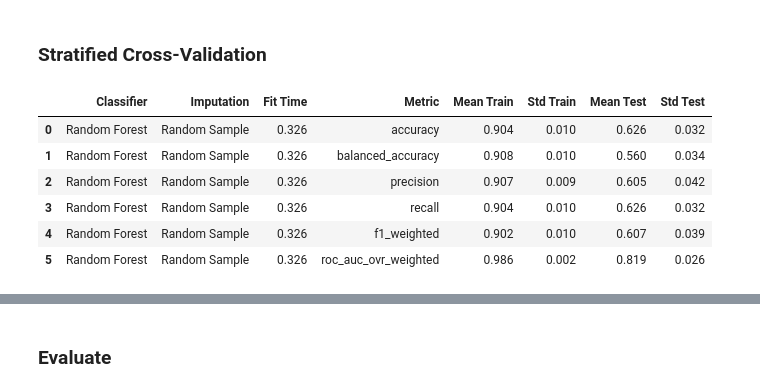
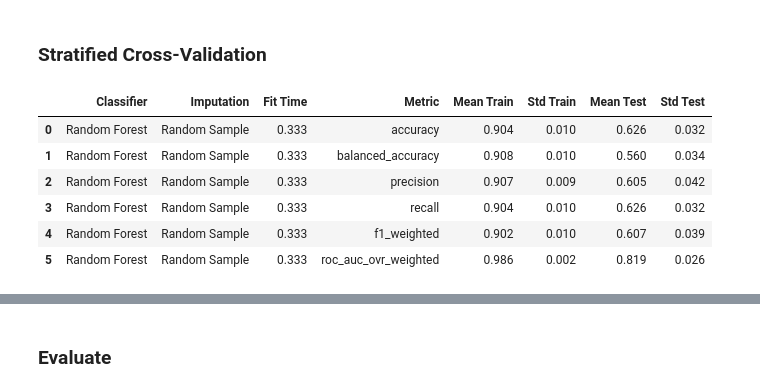
Before and after one commit to InfoAdam1998/Thesis-Project, a Jupyter notebook: notebooks/feature_engineering/data_imputation/univariate_methods/random_sample_base_model_analysis.ipynb, the cells around one changed output, grey strips where cells are left out. Drawn from its saved outputs; the diff is of its cells as text; code cells hidden in the pictures.

```diff
--- a/notebooks/feature_engineering/data_imputation/univariate_methods/random_sample_base_model_analysis.ipynb
+++ b/notebooks/feature_engineering/data_imputation/univariate_methods/random_sample_base_model_analysis.ipynb
@@ -123,11 +123,11 @@ rs_model, rs_metrics = run_random_forest("Random Forest", "Random Sample", X_tra
-# %%
-rs_metrics
-# %% [output]
-|  | Classifier | Imputation | Fit Time | Metric | Mean Train | Std Train | Mean Test | Std Test |
-| 0 | Random Forest | Random Sample | 0.326 | accuracy | 0.904 | 0.010 | 0.626 | 0.032 |
-| 1 | Random Forest | Random Sample | 0.326 | balanced_accuracy | 0.908 | 0.010 | 0.560 | 0.034 |
-| 2 | Random Forest | Random Sample | 0.326 | precision | 0.907 | 0.009 | 0.605 | 0.042 |
-| 3 | Random Forest | Random Sample | 0.326 | recall | 0.904 | 0.010 | 0.626 | 0.032 |
-| 4 | Random Forest | Random Sample | 0.326 | f1_weighted | 0.902 | 0.010 | 0.607 | 0.039 |
-| 5 | Random Forest | Random Sample | 0.326 | roc_auc_ovr_weighted | 0.986 | 0.002 | 0.819 | 0.026 |
+# %%
+model_metrics
+# %% [output]
+|  | Classifier | Imputation | Fit Time | Metric | Mean Train | Std Train | Mean Test | Std Test |
+| 0 | Random Forest | Random Sample | 0.333 | accuracy | 0.904 | 0.010 | 0.626 | 0.032 |
+| 1 | Random Forest | Random Sample | 0.333 | balanced_accuracy | 0.908 | 0.010 | 0.560 | 0.034 |
+| 2 | Random Forest | Random Sample | 0.333 | precision | 0.907 | 0.009 | 0.605 | 0.042 |
+| 3 | Random Forest | Random Sample | 0.333 | recall | 0.904 | 0.010 | 0.626 | 0.032 |
+| 4 | Random Forest | Random Sample | 0.333 | f1_weighted | 0.902 | 0.010 | 0.607 | 0.039 |
+| 5 | Random Forest | Random Sample | 0.333 | roc_auc_ovr_weighted | 0.986 | 0.002 | 0.819 | 0.026 |
 # %%
```
Also changed, not shown: parts of 4 cells of this notebook, 3 other files.
